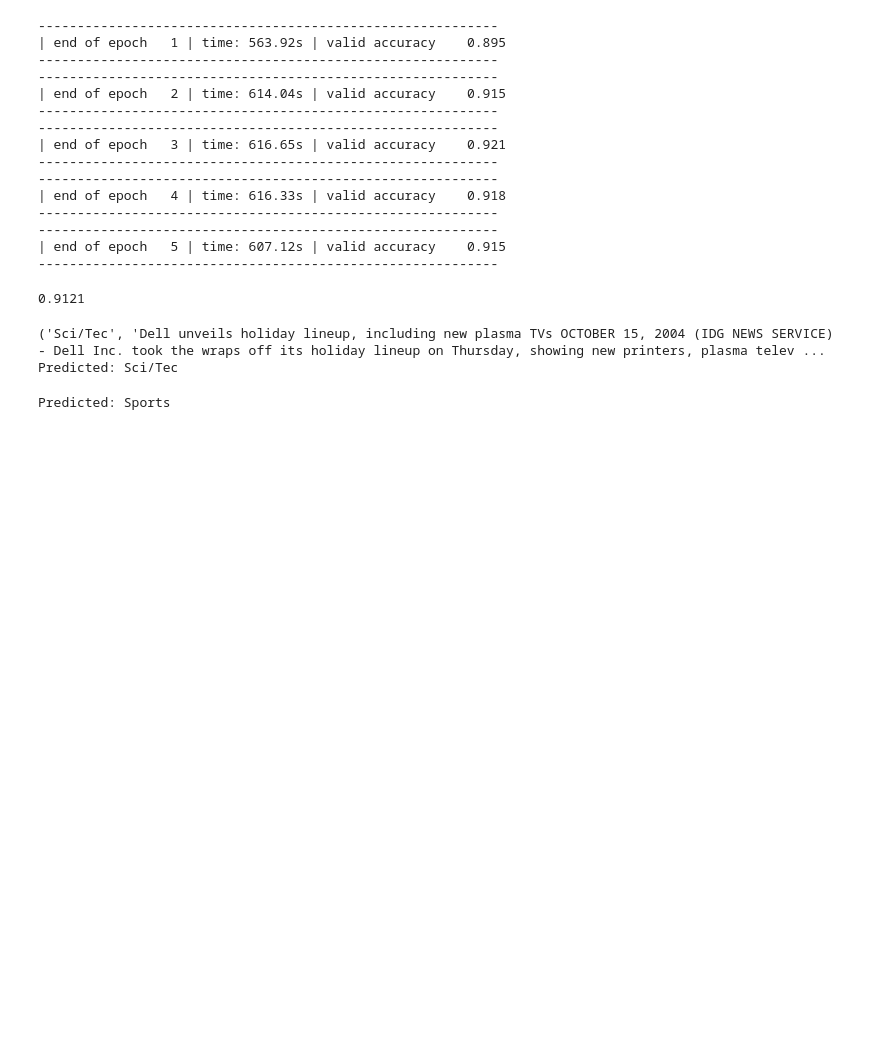
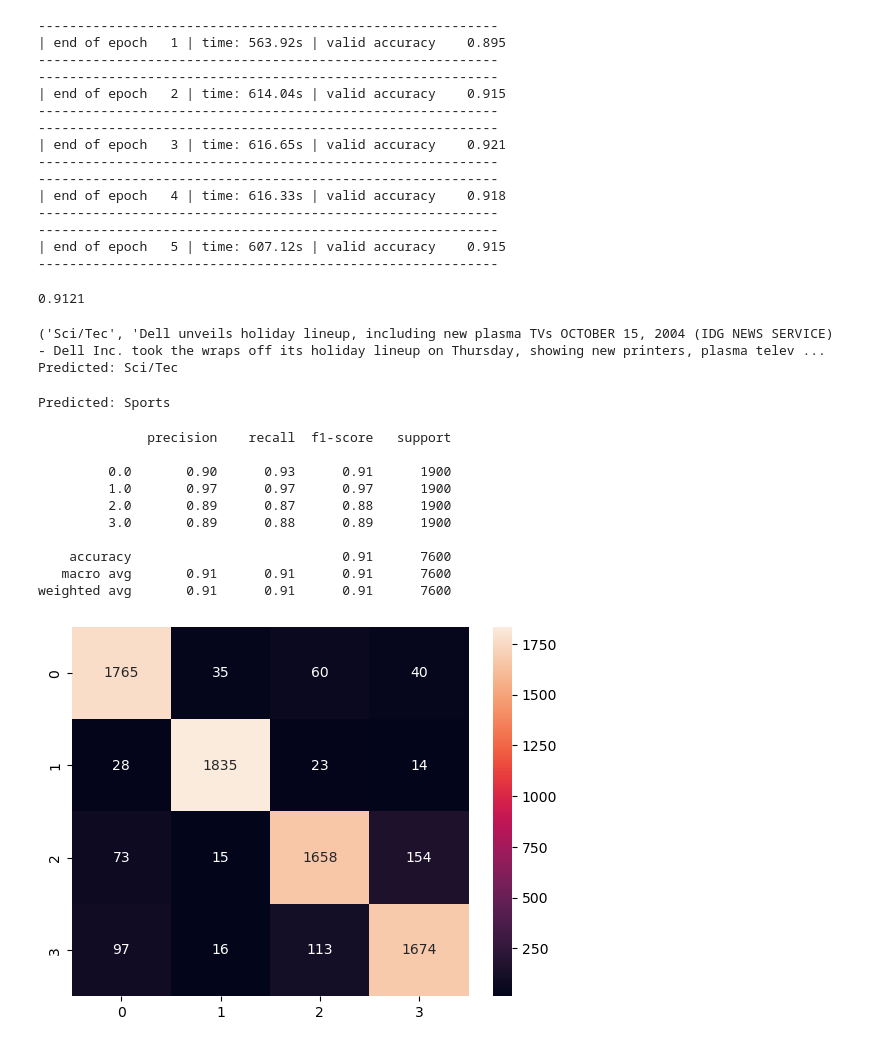
Before and after one commit to juliolynn/MNA_Advanced_ML_Methods_Group33, a Jupyter notebook: Week 7/Activity 3b/A3b_DL_TC5033_AD2023_text_classifier_JL.ipynb, the cells around one changed output. Cells and saved outputs as stored; diff of their text form; code cells hidden in the pictures; blank space fills up the shorter version.

```diff
--- a/Week 7/Activity 3b/A3b_DL_TC5033_AD2023_text_classifier_JL.ipynb
+++ b/Week 7/Activity 3b/A3b_DL_TC5033_AD2023_text_classifier_JL.ipynb
@@ -433,3 +467,17 @@ pred = predict(bidir_rnn_model, ex_text_str)
 print(f'Predicted: {ag_news_label[pred]}')
 # %% [output]
 Predicted: Sports
+# %%
+plot_confusion_matrix(bidir_rnn_model, test_loader)
+# %% [output]
+              precision    recall  f1-score   support
+
+         0.0       0.90      0.93      0.91      1900
+         1.0       0.97      0.97      0.97      1900
+         2.0       0.89      0.87      0.88      1900
+         3.0       0.89      0.88      0.89      1900
+
+    accuracy                           0.91      7600
+   macro avg       0.91      0.91      0.91      7600
+weighted avg       0.91      0.91      0.91      7600
+[figure, added]
```
Also changed, not shown: parts of 3 cells of this notebook.
